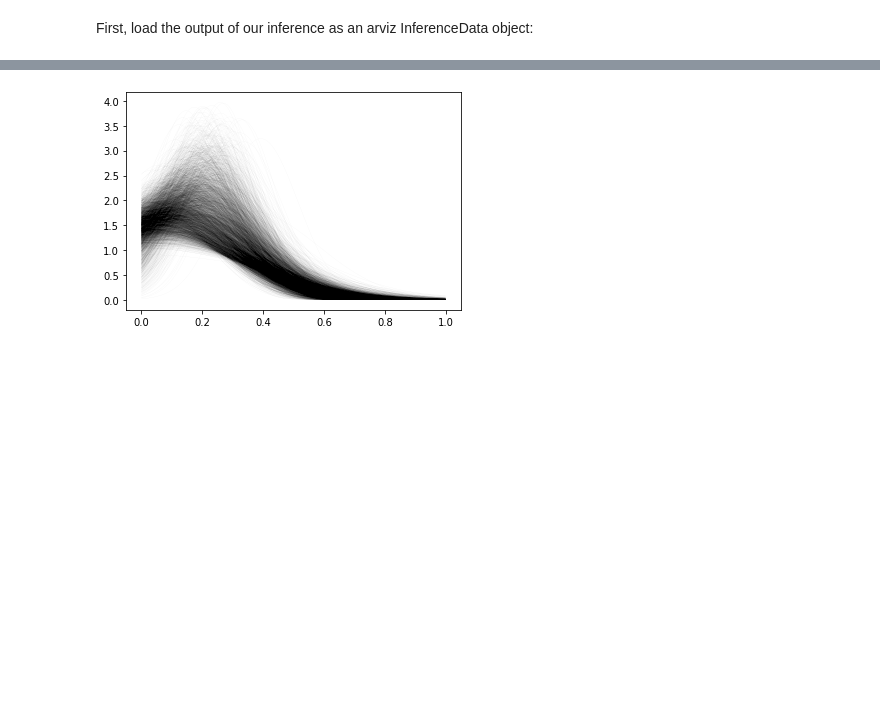
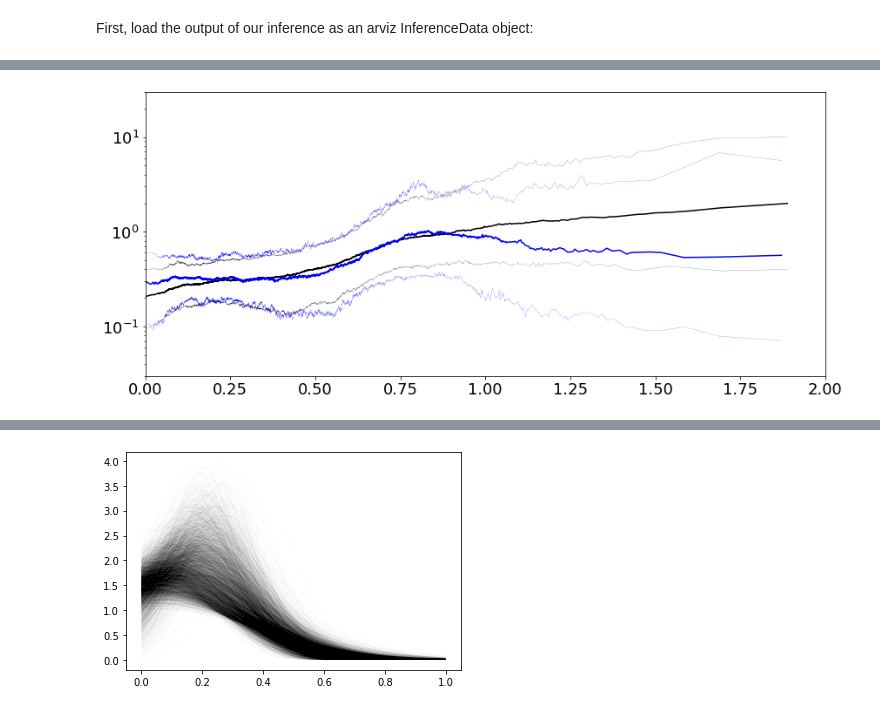
Before and after one commit to tcallister/autoregressive-bbh-inference, a Jupyter notebook: data/inspect_ar_z.ipynb, the cells around one changed output, grey strips where cells are left out. Cells and saved outputs as stored; diff of their text form; code cells hidden in the pictures; blank space fills up the shorter version.

```diff
--- a/data/inspect_ar_z.ipynb
+++ b/data/inspect_ar_z.ipynb
@@ -112,0 +112,32 @@ plt.show()
+# %%
+data_alt = az.from_netcdf("ar_z.cdf")
+samps_alt = data_alt.posterior.stack(draws=("chain", "draw"))
+z_data_alt = np.load('ar_z_data.npy',allow_pickle=True)[()]
+z_values_alt = z_data_alt['z_allSamples']
+
+reduced_zs_alt = z_values_alt[::50]
+reduced_f_zs_alt = samps_alt['f_zs'][::50]
+
+R_zs_alt = np.zeros((reduced_zs_alt.size,reduced_f_zs_alt.shape[1]))
+for i in range(reduced_f_zs_alt.shape[1]):
+    R_zs_alt[:,i] = samps_alt.R20[i]*reduced_f_zs_alt[:,i]
+
+fig,ax = plt.subplots(figsize=(14,6))
+
+ax.plot(reduced_zs,np.median(R_zs,axis=1)/(1.+0.2),color='black')
+ax.plot(reduced_zs,np.quantile(R_zs,0.05,axis=1)/(1.+0.2),color='black',lw=0.15)
+ax.plot(reduced_zs,np.quantile(R_zs,0.95,axis=1)/(1.+0.2),color='black',lw=0.15)
+
+ax.plot(reduced_zs_alt,np.median(R_zs_alt,axis=1),color='blue')
+ax.plot(reduced_zs_alt,np.quantile(R_zs_alt,0.05,axis=1),color='blue',lw=0.15)
+ax.plot(reduced_zs_alt,np.quantile(R_zs_alt,0.95,axis=1),color='blue',lw=0.15)
+
+#zs = np.linspace(0,1.3,300)
+#ax.plot(zs,0.2*(1.+zs)**2.7)
+
+ax.tick_params(labelsize=18)
+ax.set_xlim(0,2)
+ax.set_ylim(3e-2,30)
+ax.set_yscale('log')
+# %% [output]
+[figure, added]
```
Also changed, not shown: parts of 8 cells of this notebook, 5 other files.
